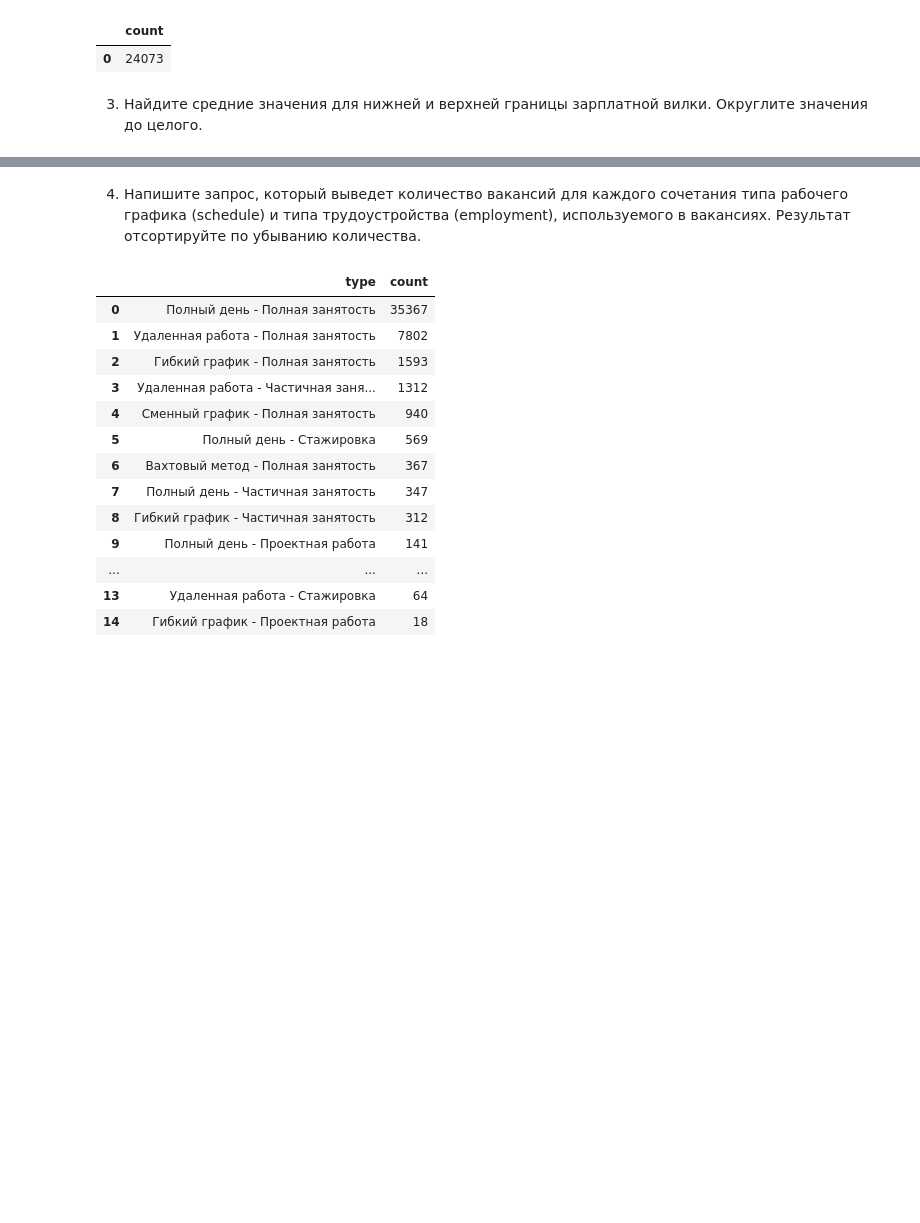
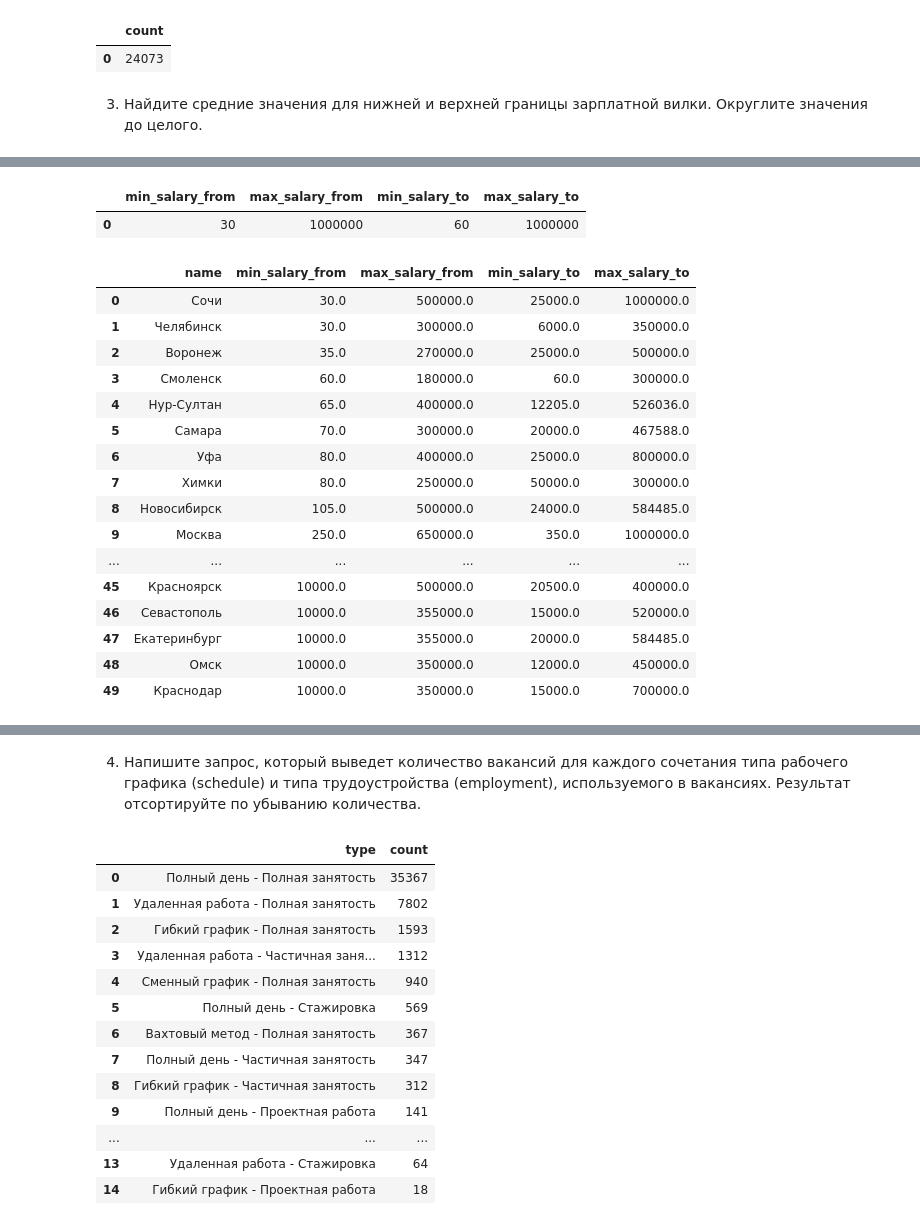
Before and after one commit to esmelnikova/education_dst_128, a Jupyter notebook: Project_2/notebooks/Project_2_Анализ вакансий HeadHunter.ipynb, the cells around one changed output, grey strips where cells are left out. Cells and saved outputs as stored; diff of their text form; code cells hidden in the pictures; blank space fills up the shorter version.

```diff
--- a/Project_2/notebooks/Project_2_Анализ вакансий HeadHunter.ipynb
+++ b/Project_2/notebooks/Project_2_Анализ вакансий HeadHunter.ipynb
@@ -139,0 +144,45 @@ display(df)
+# %%
+# минимальные и максимальные значения для границ зарплатной вилки
+query_4_3_1 = f'''
+    SELECT  min(salary_from) as min_salary_from, max(salary_from) as max_salary_from,
+	        min(salary_to) as min_salary_to, max(salary_to) as max_salary_to
+    FROM public.vacancies
+'''
+
+df = pd.read_sql_query(query_4_3_1, connection)
+display(df)
+# %% [output]
+|  | min_salary_from | max_salary_from | min_salary_to | max_salary_to |
+| 0 | 30 | 1000000 | 60 | 1000000 |
+# %%
+# минимальные и максимальные значения для границ зарплатной вилки в зависимости от региона
+query_4_3_2 = f'''
+    SELECT  a. name,
+	        min(salary_from) as min_salary_from, max(salary_from) as max_salary_from,
+	        min(salary_to) as min_salary_to, max(salary_to) as max_salary_to
+    FROM public.vacancies v
+	JOIN public.areas a ON v.area_id=a.id
+	GROUP BY a.id
+	ORDER BY min_salary_from, max_salary_from DESC, min_salary_to, max_salary_to DESC
+'''
+
+df = pd.read_sql_query(query_4_3_2, connection)
+display(df.head(50))
+# %% [output]
+|  | name | min_salary_from | max_salary_from | min_salary_to | max_salary_to |
+| 0 | Сочи | 30.0 | 500000.0 | 25000.0 | 1000000.0 |
+| 1 | Челябинск | 30.0 | 300000.0 | 6000.0 | 350000.0 |
+| 2 | Воронеж | 35.0 | 270000.0 | 25000.0 | 500000.0 |
+| 3 | Смоленск | 60.0 | 180000.0 | 60.0 | 300000.0 |
+| 4 | Нур-Султан | 65.0 | 400000.0 | 12205.0 | 526036.0 |
+| 5 | Самара | 70.0 | 300000.0 | 20000.0 | 467588.0 |
+| 6 | Уфа | 80.0 | 400000.0 | 25000.0 | 800000.0 |
+| 7 | Химки | 80.0 | 250000.0 | 50000.0 | 300000.0 |
+| 8 | Новосибирск | 105.0 | 500000.0 | 24000.0 | 584485.0 |
+| 9 | Москва | 250.0 | 650000.0 | 350.0 | 1000000.0 |
+| ... | ... | ... | ... | ... | ... |
+| 45 | Красноярск | 10000.0 | 500000.0 | 20500.0 | 400000.0 |
+| 46 | Севастополь | 10000.0 | 355000.0 | 15000.0 | 520000.0 |
+| 47 | Екатеринбург | 10000.0 | 355000.0 | 20000.0 | 584485.0 |
+| 48 | Омск | 10000.0 | 350000.0 | 12000.0 | 450000.0 |
+| 49 | Краснодар | 10000.0 | 350000.0 | 15000.0 | 700000.0 |
```
Also changed, not shown: parts of 23 cells of this notebook.
